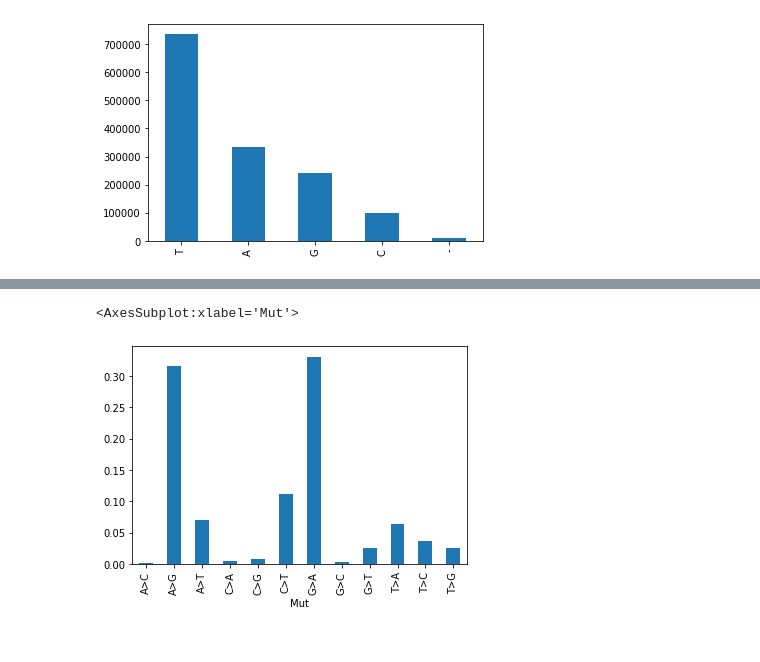
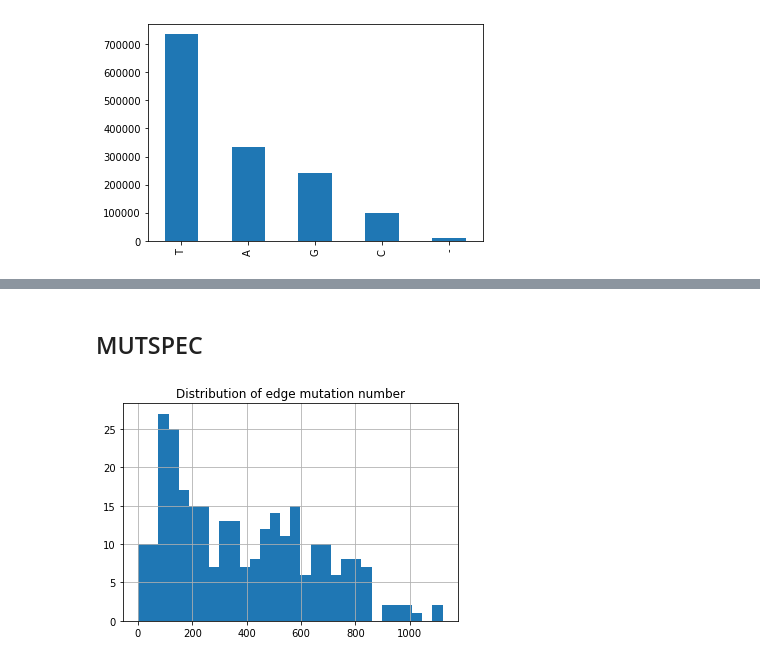
Before and after one commit to kpotoh/birds, a Jupyter notebook: nb/mut_extraction.ipynb, the cells around one changed output, grey strips where cells are left out. Cells and saved outputs as stored; diff of their text form; code cells hidden in the pictures.

```diff
--- a/nb/mut_extraction.ipynb
+++ b/nb/mut_extraction.ipynb
@@ -417,5 +99,2 @@ common_mutspec
-# %%
-common_mutspec.MutSpec.plot.bar()
-# %% [output]
-<AxesSubplot:xlabel='Mut'>
-[figure, removed]
+# %% [markdown]
+## MUTSPEC
@@ -422,2 +104,7 @@ common_mutspec.MutSpec.plot.bar()
+# %%
+mutations.groupby("AltNode").apply(len).hist(bins=30)
+plt.title("Distribution of edge mutation number");
+# %% [output]
+[figure, added]
 # %%
 sns.barplot(x="Mut", y="RawMutSpec", data=edge_mutspec, order=sorted(edge_mutspec.Mut.unique()));
```
Also changed, not shown: parts of 27 cells of this notebook, 20 other files.
